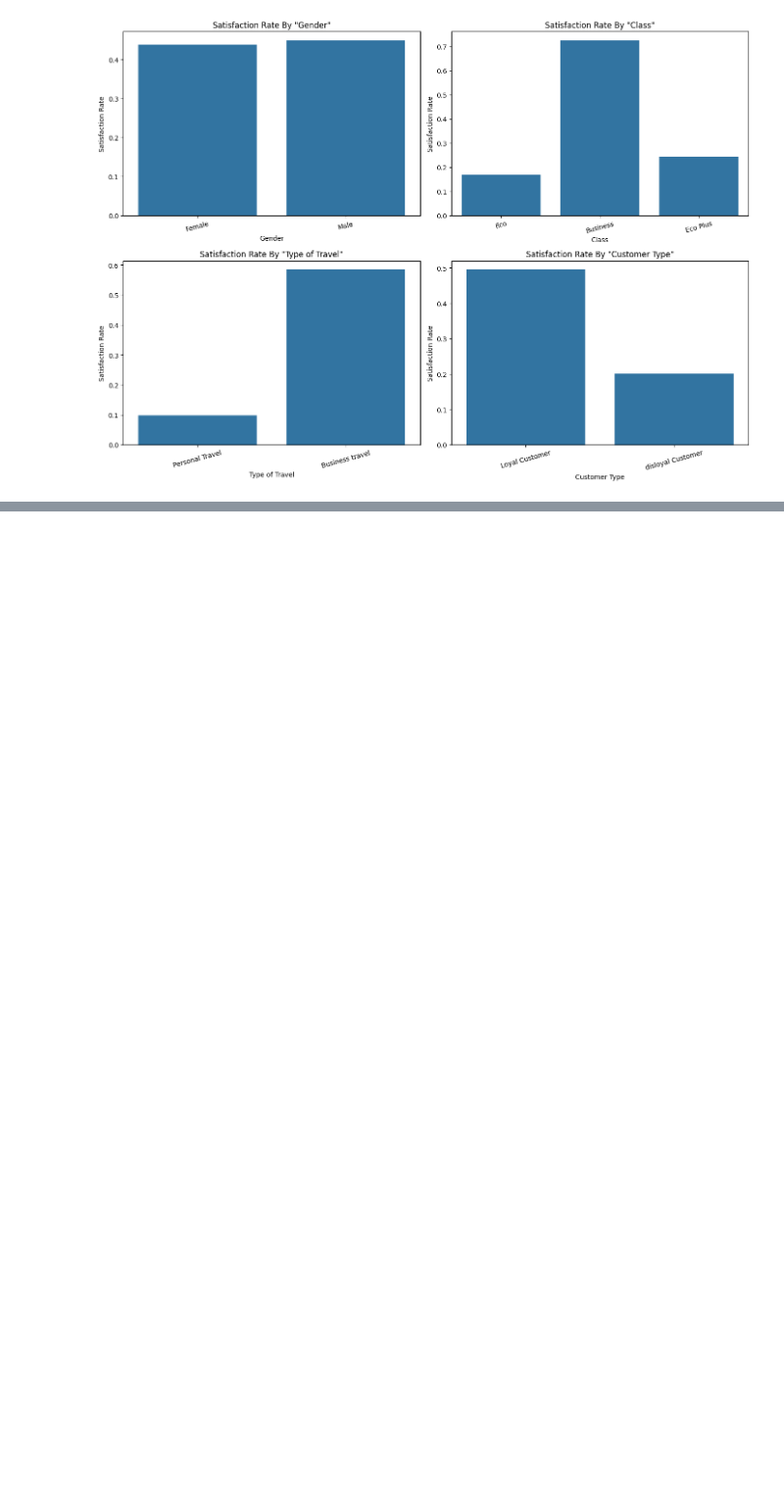
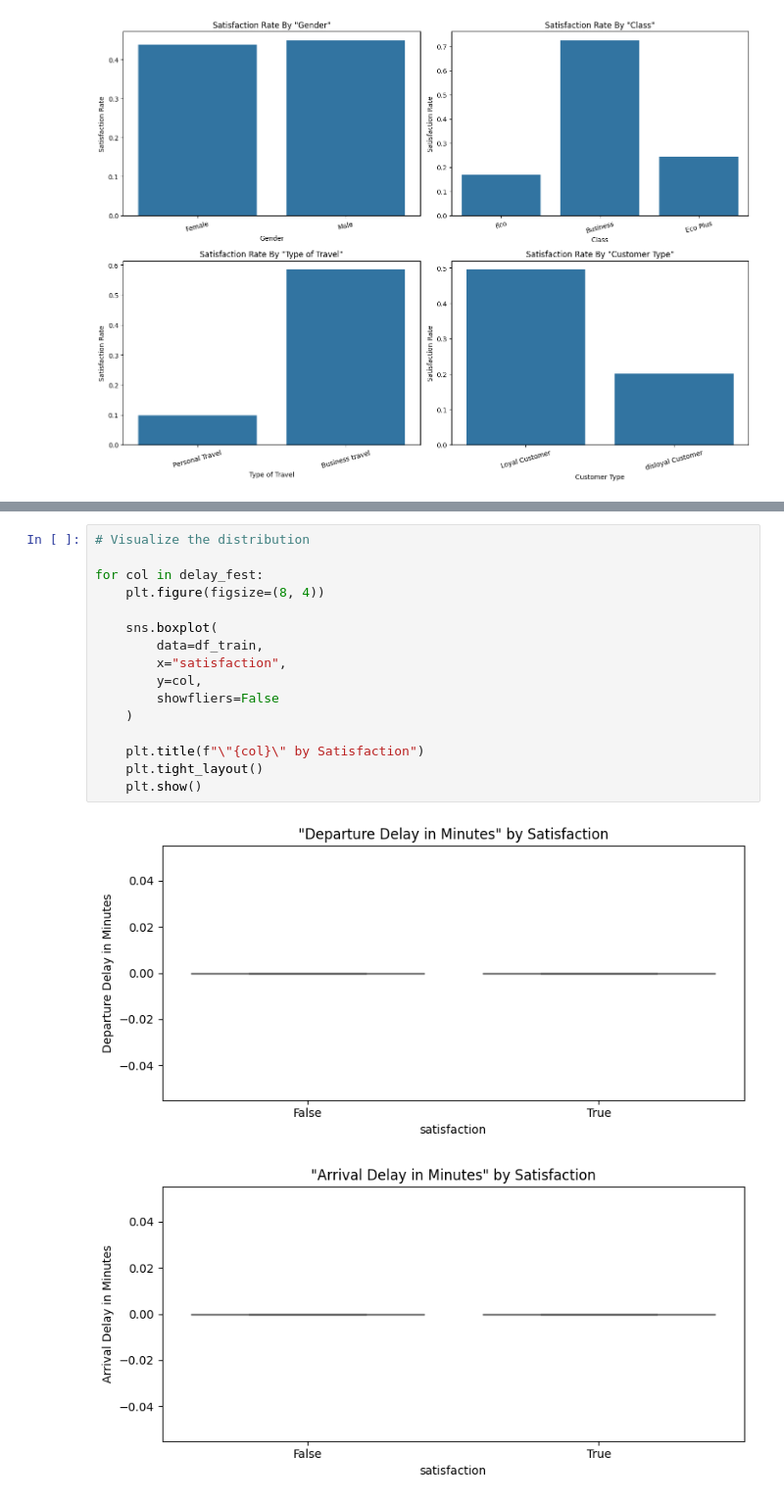
Before and after one commit to Aman-Sharma1812/Predicting-Airline-Satisfaction, a Jupyter notebook: predicting-airline-satisfaction.ipynb, the cells around one changed output, grey strips where cells are left out. Shown at 98% size. Drawn from its saved outputs; the diff is of its cells as text; blank space fills up the shorter version.

```diff
--- a/predicting-airline-satisfaction.ipynb
+++ b/predicting-airline-satisfaction.ipynb
@@ -144,0 +227,19 @@ plt.show()
+# %%
+# Visualize the distribution
+
+for col in delay_fest:
+    plt.figure(figsize=(8, 4))
+
+    sns.boxplot(
+        data=df_train,
+        x="satisfaction",
+        y=col,
+        showfliers=False
+    )
+
+    plt.title(f"\"{col}\" by Satisfaction")
+    plt.tight_layout()
+    plt.show()
+# %% [output]
+[figure, added]
+[figure, added]
```
Also changed, not shown: parts of 11 cells of this notebook.
